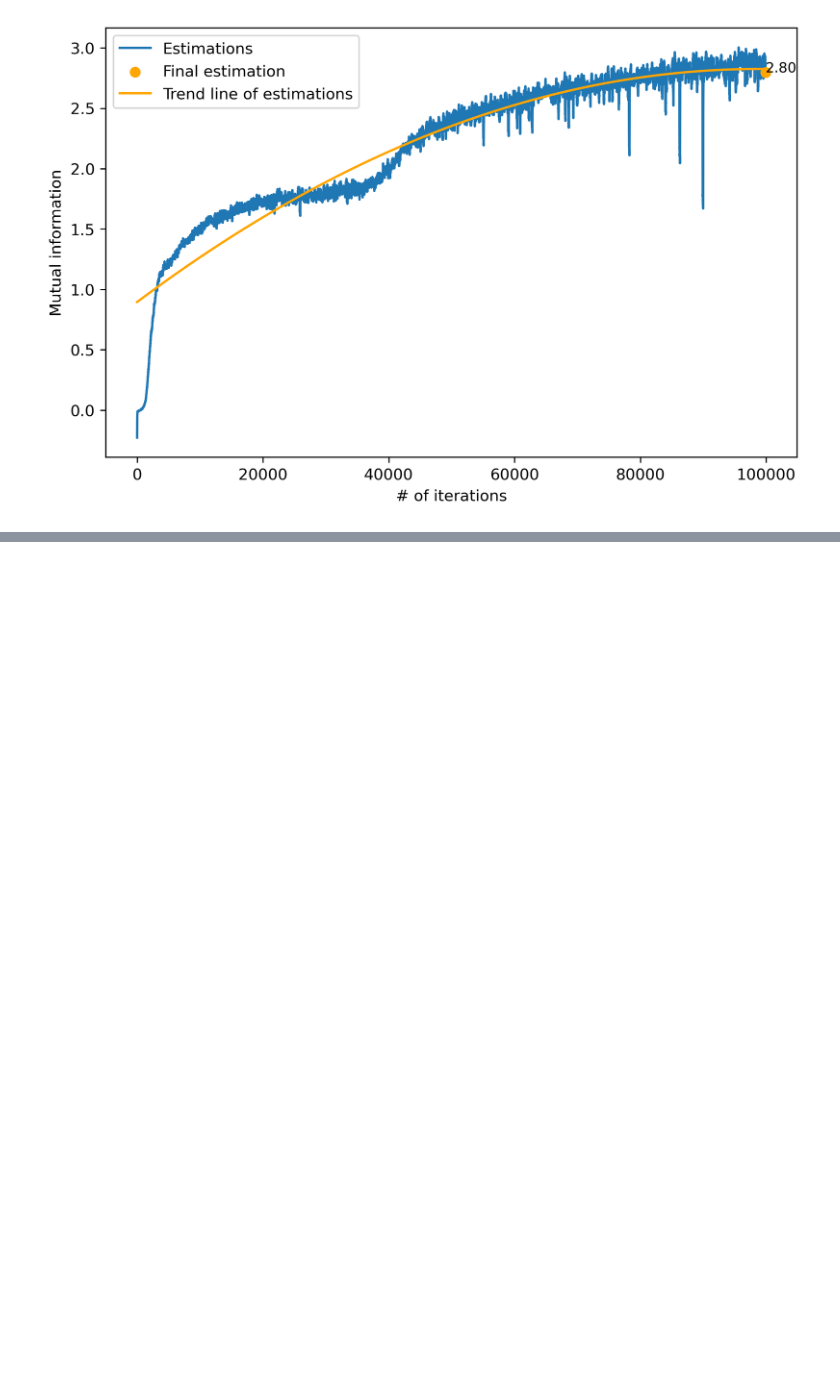
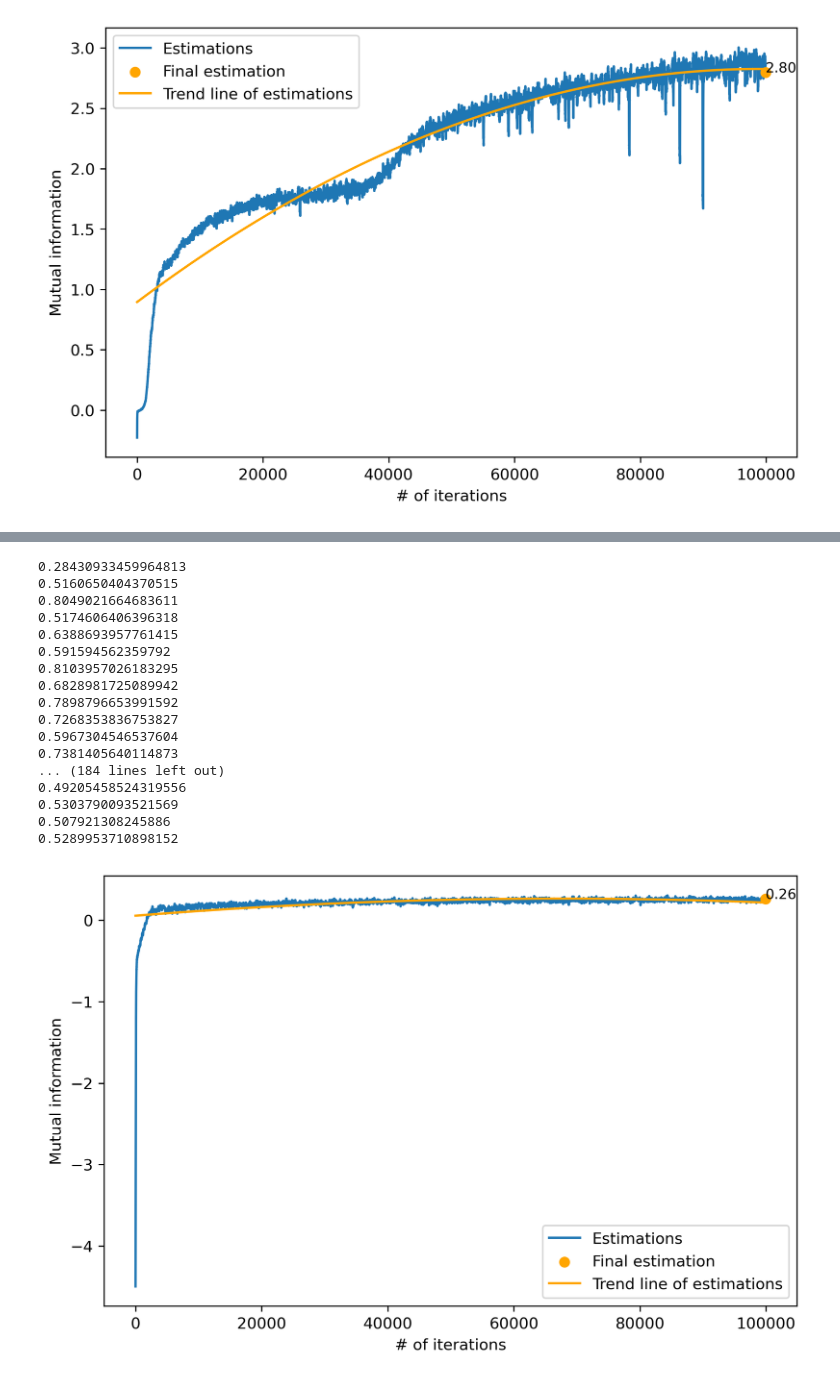
Before and after one commit to umityigitbsrn/mine-mutual-information-neural-estimation, a Jupyter notebook: sss_mutual_information_nb.ipynb, the cells around one changed output, grey strips where cells are left out. Drawn from its saved outputs; the diff is of its cells as text; code cells hidden in the pictures; blank space fills up the shorter version.

```diff
--- a/sss_mutual_information_nb.ipynb
+++ b/sss_mutual_information_nb.ipynb
@@ -286,0 +395,35 @@ plot_graphs(result_sss, 'tmp')
+# %%
+mean_mi_dataset = torch.mean(mutual_information_dataset)
+std_mi_dataset = torch.std(mutual_information_dataset)
+normalized_mi_dataset = (mutual_information_dataset - mean_mi_dataset) / std_mi_dataset
+# %%
+mine_net_sss_cond_first = Mine(input_size=2 * (degree_of_poly_T - 1) + 3).to(device)
+mine_net_optim_sss_cond_first = optim.Adam(mine_net_sss_cond_first.parameters(), lr=1e-3)
+mine_net_sss_cond_second = Mine(input_size=3).to(device)
+mine_net_optim_sss_cond_second = optim.Adam(mine_net_sss_cond_second.parameters(), lr=1e-3)
+result_sss = train_conditional(normalized_mi_dataset, mine_net_sss_cond_first, mine_net_optim_sss_cond_first, mine_net_sss_cond_second, mine_net_optim_sss_cond_second)
+result_first, result_second = result_sss
+result_first, result_second = np.asarray(result_first), np.asarray(result_second)
+result_diff = result_first - result_second
+plot_graphs(result_diff, 'tmp')
+plot_graphs(result_first, 'tmp')
+plot_graphs(result_second, 'tmp')
+# %% [output]
+0.28430933459964813
+0.5160650404370515
+0.8049021664683611
+0.5174606406396318
+0.6388693957761415
+0.591594562359792
+0.8103957026183295
+0.6828981725089942
+0.7898796653991592
+0.7268353836753827
+0.5967304546537604
+0.7381405640114873
+... (184 lines left out)
+0.49205458524319556
+0.5303790093521569
+0.507921308245886
+0.5289953710898152
+[figure, added]
```
Also changed, not shown: parts of 13 cells of this notebook, 2 other files.
